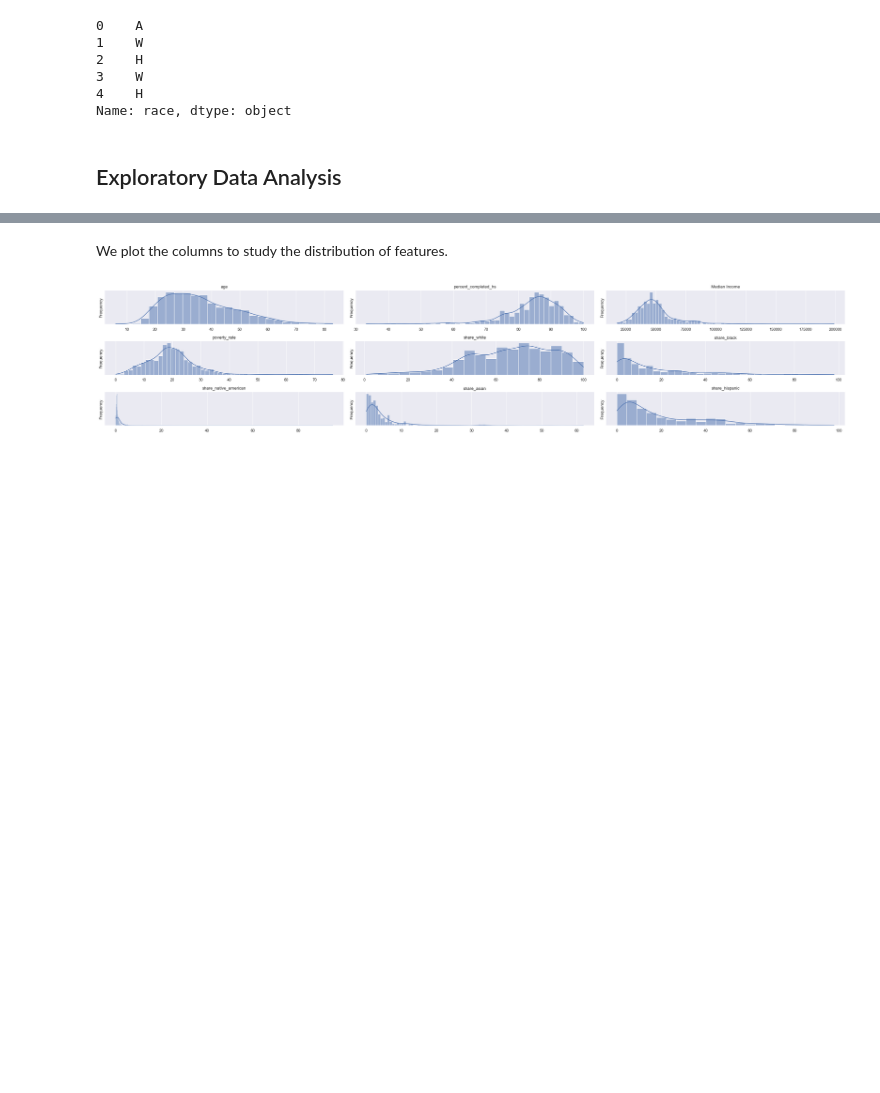
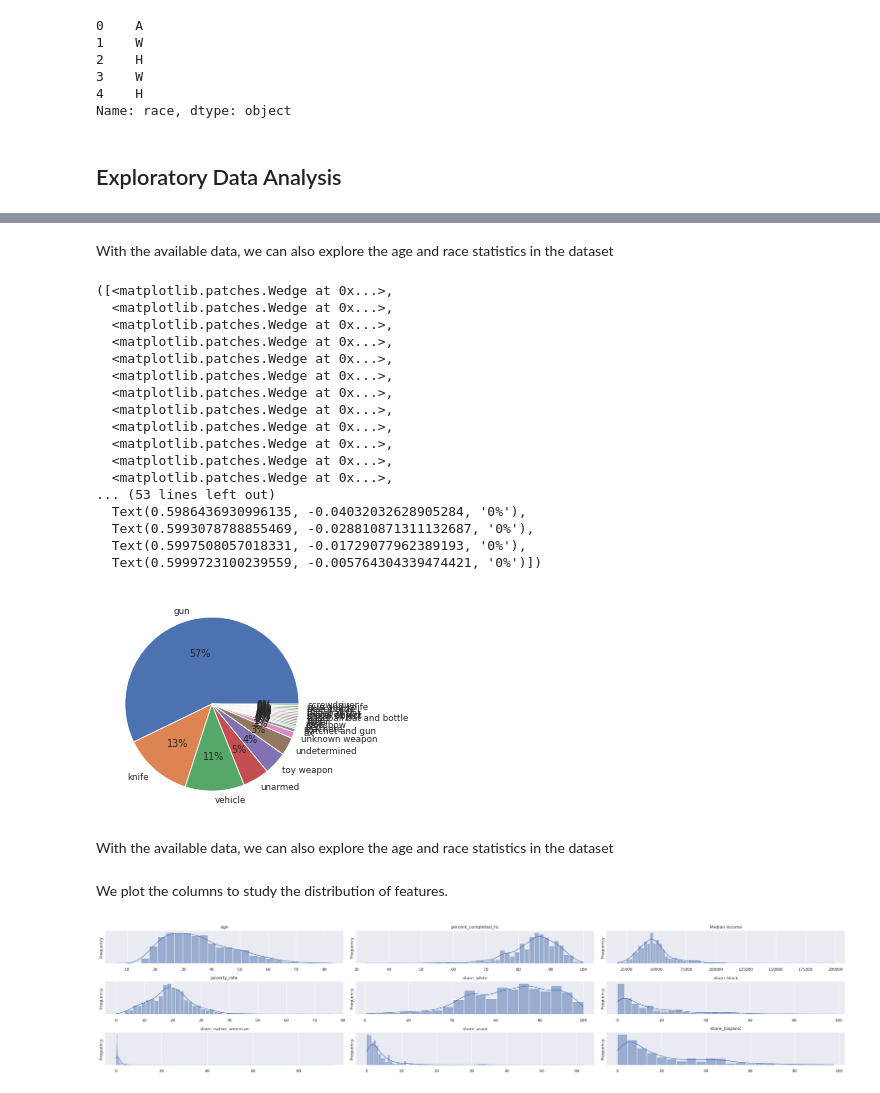
Before and after one commit to csauyong/police-brutality, a Jupyter notebook: analysis.ipynb, the cells around one changed output, grey strips where cells are left out. Cells and saved outputs as stored; diff of their text form; code cells hidden in the pictures; blank space fills up the shorter version.

```diff
--- a/analysis.ipynb
+++ b/analysis.ipynb
@@ -230,3 +414,28 @@ Name: race, dtype: object
+# %% [markdown]
+With the available data, we can also explore the age and race statistics in the dataset
+# %%
+plt.pie(test['armed'].value_counts(), labels = test['armed'].value_counts().keys(), autopct='%.0f%%')
+# %% [output]
+([<matplotlib.patches.Wedge at 0x...>,
+  <matplotlib.patches.Wedge at 0x...>,
+  <matplotlib.patches.Wedge at 0x...>,
+  <matplotlib.patches.Wedge at 0x...>,
+  <matplotlib.patches.Wedge at 0x...>,
+  <matplotlib.patches.Wedge at 0x...>,
+  <matplotlib.patches.Wedge at 0x...>,
+  <matplotlib.patches.Wedge at 0x...>,
+  <matplotlib.patches.Wedge at 0x...>,
+  <matplotlib.patches.Wedge at 0x...>,
+  <matplotlib.patches.Wedge at 0x...>,
+  <matplotlib.patches.Wedge at 0x...>,
+... (53 lines left out)
+  Text(0.5986436930996135, -0.04032032628905284, '0%'),
+  Text(0.5993078788855469, -0.028810871311132687, '0%'),
+  Text(0.5997508057018331, -0.01729077962389193, '0%'),
+  Text(0.5999723100239559, -0.005764304339474421, '0%')])
+[figure, added]
+# %% [markdown]
+With the available data, we can also explore the age and race statistics in the dataset
 # %% [markdown]
 We plot the columns to study the distribution of features.
 # %%
```
Also changed, not shown: parts of 37 cells of this notebook.
